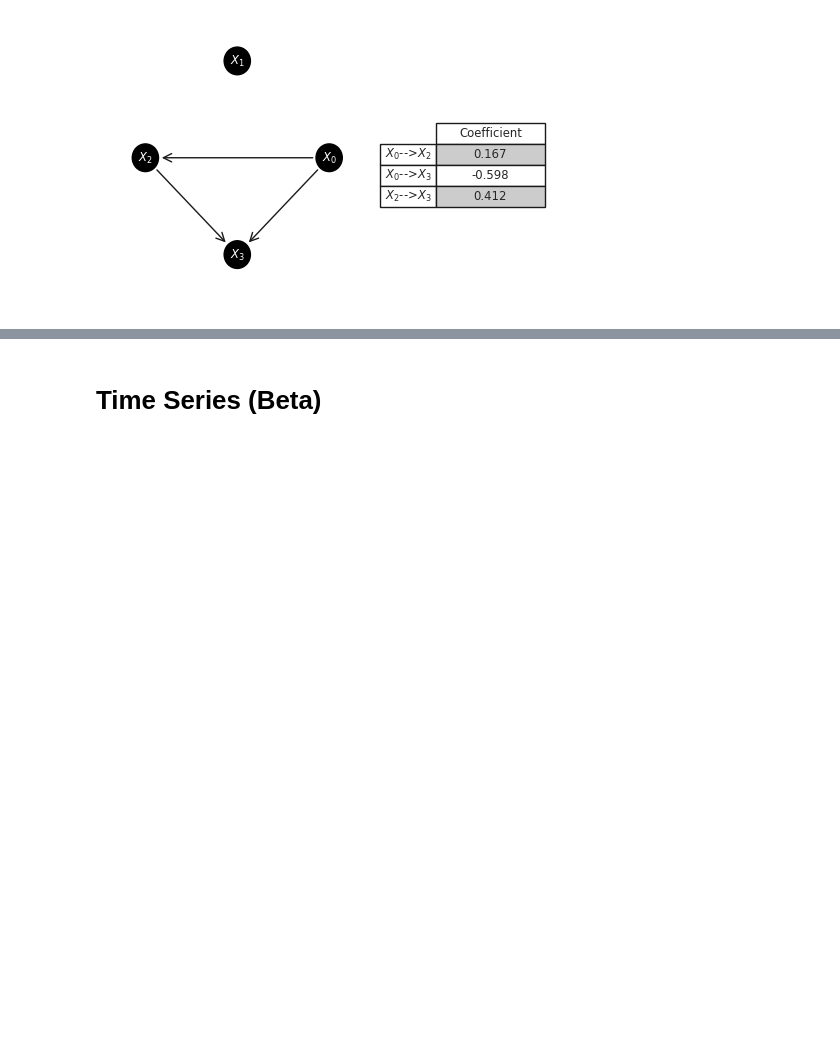
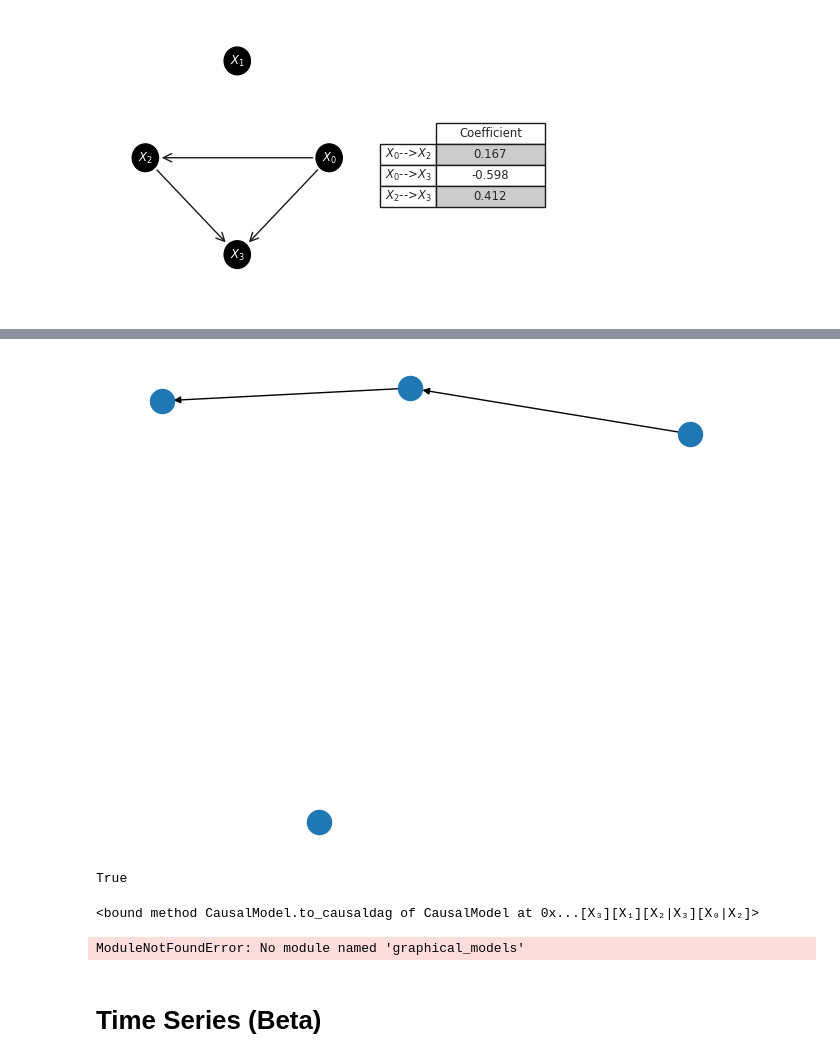
Before and after one commit to rebeccaherman1/UUMCdata, a Jupyter notebook: examples/example.ipynb, the cells around one changed output, grey strips where cells are left out. Cells and saved outputs as stored; diff of their text form; code cells hidden in the pictures; blank space fills up the shorter version.

```diff
--- a/examples/example.ipynb
+++ b/examples/example.ipynb
@@ -387,3 +411,20 @@ X₃=-0.6X₀+0.41X₂+U₃,    U₃~N(0,1.0)
+# %%
+G_nx = G.to_networkx()
+nx.draw(G_nx)
+# %% [output]
+[figure, added]
+# %%
+CausalModel.from_networkx(G_nx)==G
+# %% [output]
+True
+# %%
+G.to_causaldag
+# %% [output]
+<bound method CausalModel.to_causaldag of CausalModel at 0x...[X₃][X₁][X₂|X₃][X₀|X₂]>
+# %%
+G.to_causaldag()
+# %% [output]
+ModuleNotFoundError: No module named 'graphical_models'
 # %% [markdown]
 # Time Series (Beta)
 # %% [markdown]
```
Also changed, not shown: parts of 5 cells of this notebook, 2 other files.
